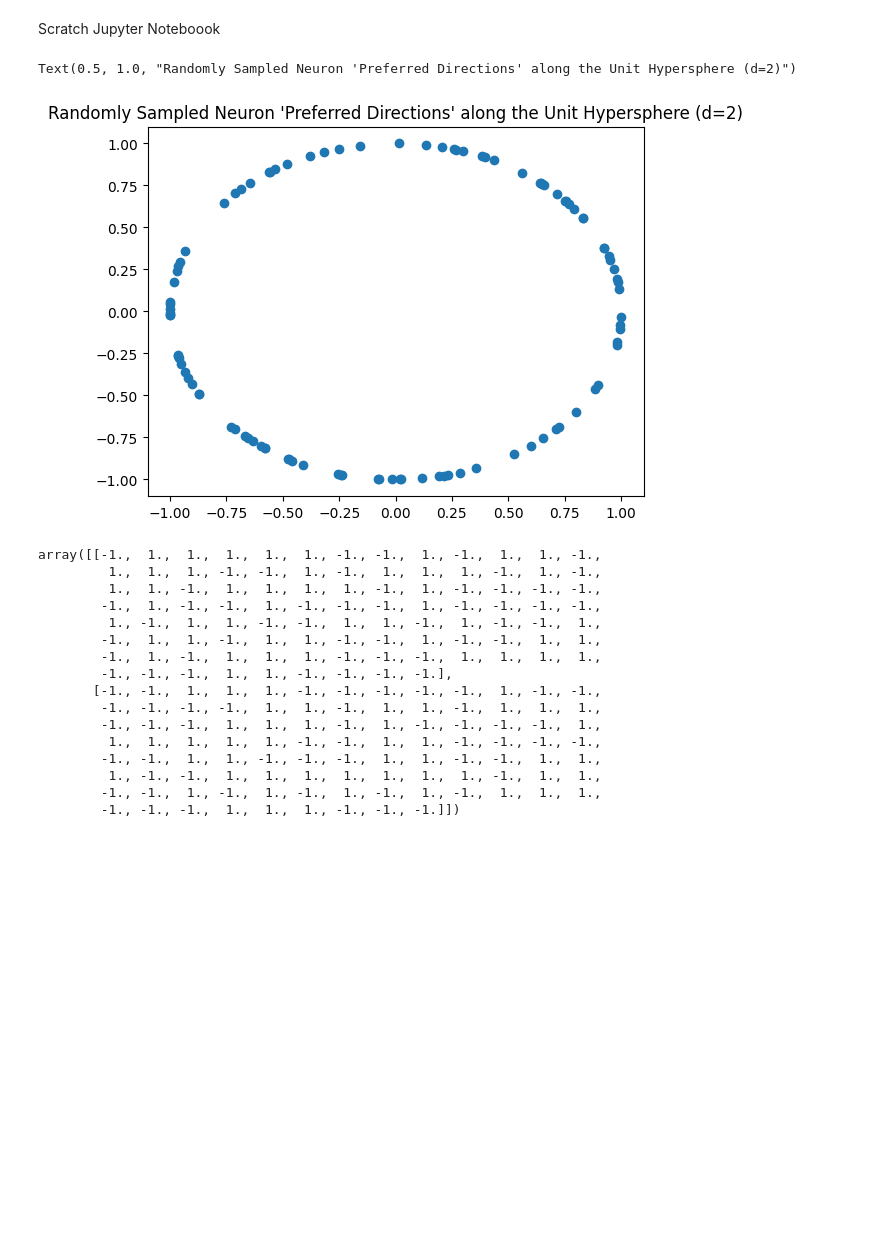
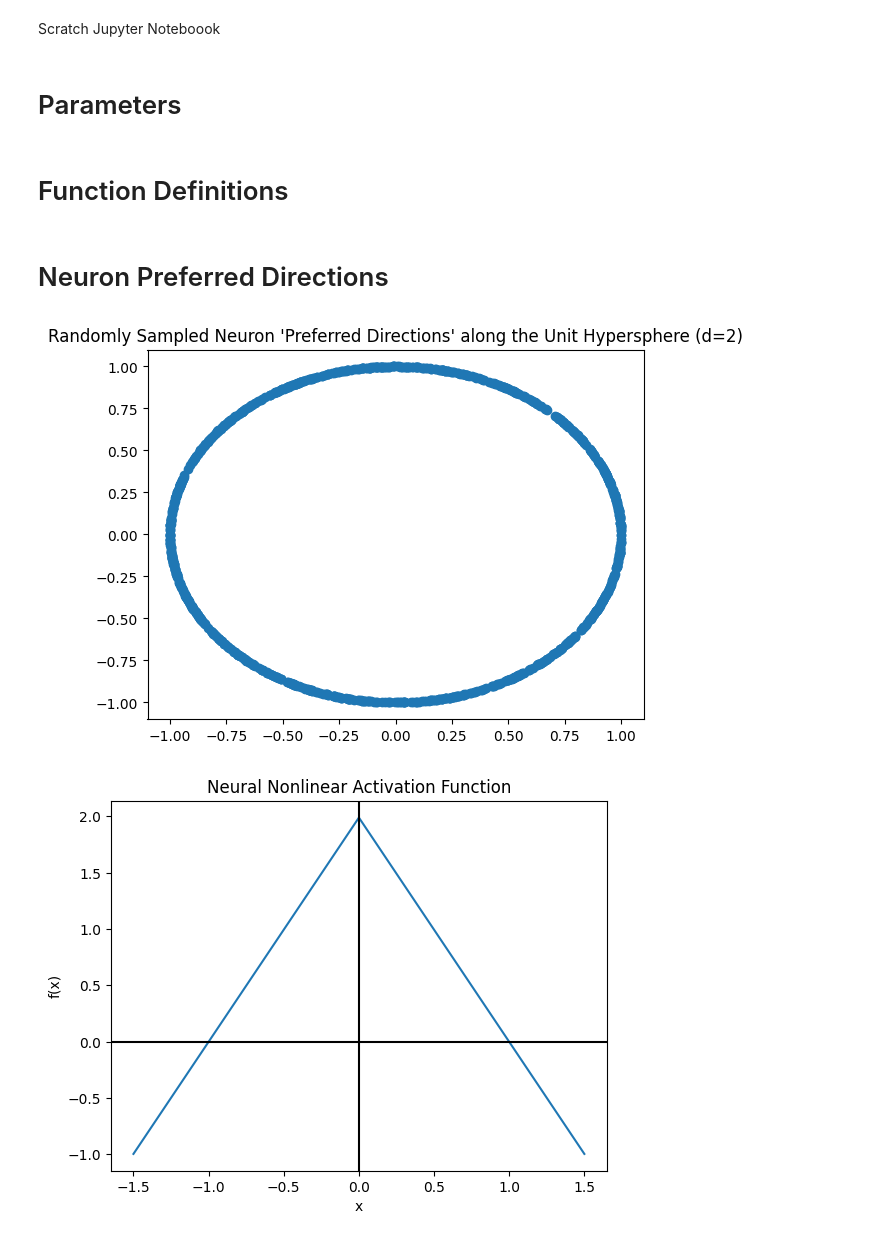
Before and after one commit to Fritz17236/untitled, a Jupyter notebook: src/nonlinear_approximator/scatch.ipynb, the cells around one changed output. Saved outputs shown, nothing was run; the diff lists cells and outputs as text; code cells hidden in the pictures; blank space fills up the shorter version.

```diff
--- a/src/nonlinear_approximator/scatch.ipynb
+++ b/src/nonlinear_approximator/scatch.ipynb
@@ -24,0 +9,16 @@ import tqdm
+# %% [markdown]
+# Parameters
+# %%
+num_samples_train = 1000
+num_samples_test = 1000
+num_dims = 2
+num_neurons = 1000
+num_layers = 50
+nonlinear_params = {
+    'alpha': 900,
+    'beta':  -.06045,
+    'r': 3.99,
+    'mu': 1.99
+}
+# %% [markdown]
+# Function Definitions
@@ -25,8 +120,24 @@ import tqdm
+# %% [markdown]
+# Neuron Preferred Directions
 # %%
-neurons = np.random.normal(loc=0, scale=1, size=(2,100))
+neurons = np.random.normal(loc=0, scale=1, size=(num_dims,num_neurons))
 neurons = neurons / np.linalg.norm(neurons, axis=0)
 plt.scatter(neurons[0,:], neurons[1,:])
 plt.title("Randomly Sampled Neuron 'Preferred Directions' along the Unit Hypersphere (d=2)")
+plt.show()
+
+plt.title("Neural Nonlinear Activation Function")
+xs = np.linspace(-1.5, 1.5, num=1000)
+# plt.plot(xs, gauss(xs, alpha=nonlinear_params['alpha'], beta=nonlinear_params['beta']))
+plt.plot(xs, tent(xs, mu=nonlinear_params['mu']))
+
+# plt.xlim([-1, 1])
+# plt.ylim(-1,1)
+plt.xlabel("x")
+plt.axhline(0, c='k')
+plt.axvline(0, c='k')
+plt.ylabel("f(x)")
+plt.show()
 # %% [output]
-Text(0.5, 1.0, "Randomly Sampled Neuron 'Preferred Directions' along the Unit Hypersphere (d=2)")
-[figure, old version]
+[figure, new version]
+[figure, added]
@@ -54,20 +143,0 @@ def forward_pass(neurons: np.ndarray, vector: np.ndarray, step_count: int, param
-# %%
-neurons[:,1]
-np.sign(neurons)
-# %% [output]
-array([[-1.,  1.,  1.,  1.,  1.,  1., -1., -1.,  1., -1.,  1.,  1., -1.,
-         1.,  1.,  1., -1., -1.,  1., -1.,  1.,  1.,  1., -1.,  1., -1.,
-         1.,  1., -1.,  1.,  1.,  1.,  1., -1.,  1., -1., -1., -1., -1.,
-        -1.,  1., -1., -1.,  1., -1., -1., -1.,  1., -1., -1., -1., -1.,
-         1., -1.,  1.,  1., -1., -1.,  1.,  1., -1.,  1., -1., -1.,  1.,
-        -1.,  1.,  1., -1.,  1.,  1., -1., -1.,  1., -1., -1.,  1.,  1.,
-        -1.,  1., -1.,  1.,  1.,  1., -1., -1., -1.,  1.,  1.,  1.,  1.,
-        -1., -1., -1.,  1.,  1., -1., -1., -1., -1.],
-       [-1., -1.,  1.,  1.,  1., -1., -1., -1., -1., -1.,  1., -1., -1.,
-        -1., -1., -1., -1.,  1.,  1., -1.,  1.,  1., -1.,  1.,  1.,  1.,
-        -1., -1., -1.,  1.,  1.,  1., -1.,  1., -1., -1., -1., -1.,  1.,
-         1.,  1.,  1.,  1.,  1., -1., -1.,  1.,  1., -1., -1., -1., -1.,
-        -1., -1.,  1.,  1., -1., -1., -1.,  1.,  1., -1., -1.,  1.,  1.,
-         1., -1., -1.,  1.,  1.,  1.,  1.,  1.,  1.,  1., -1.,  1.,  1.,
-        -1., -1.,  1., -1.,  1., -1.,  1., -1.,  1., -1.,  1.,  1.,  1.,
-        -1., -1., -1.,  1.,  1.,  1., -1., -1., -1.]])
```
Also changed, not shown: parts of 28 cells of this notebook, 1 other file.
